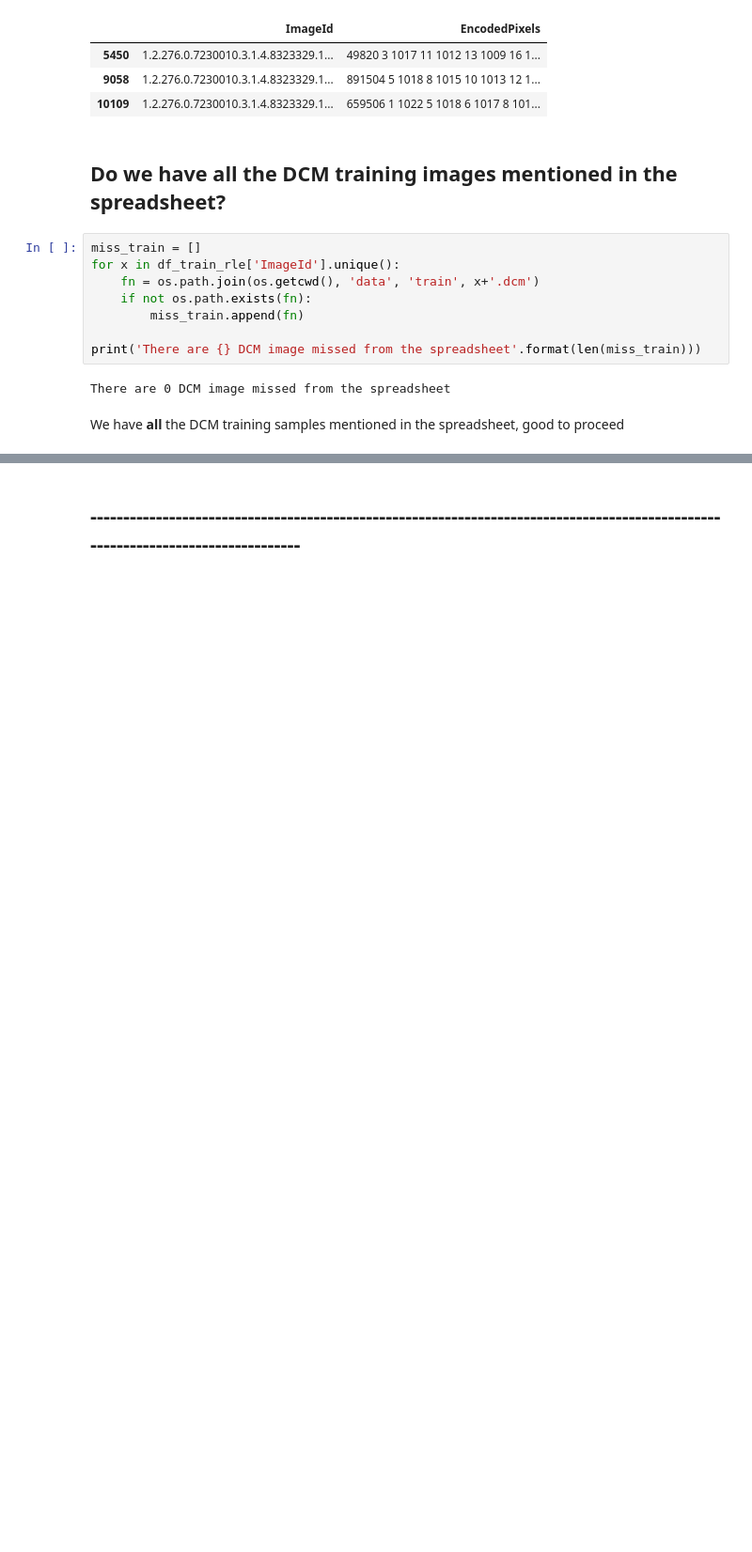
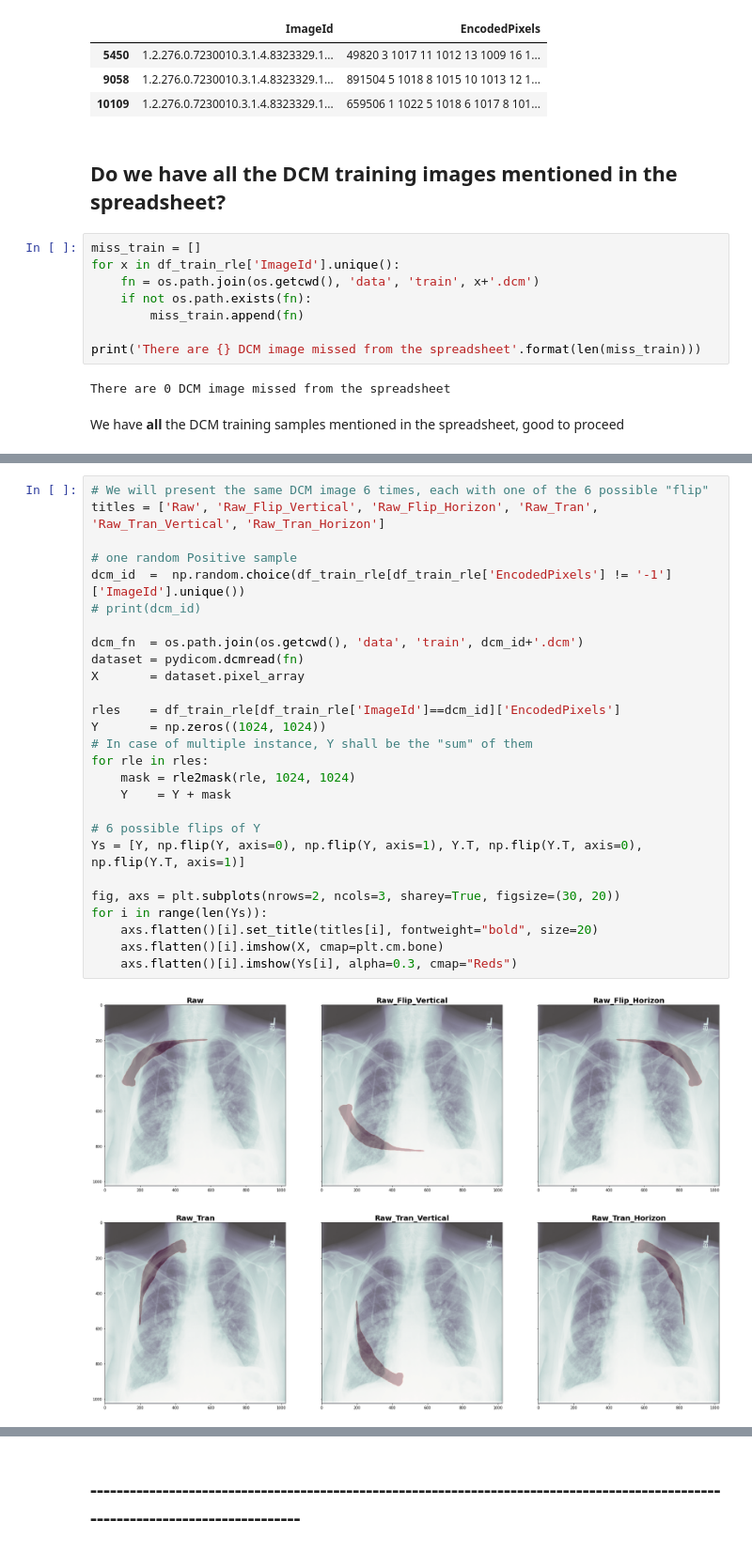
Before and after one commit to lyh710/kaggle.pneumothorax, a Jupyter notebook: harrison.ipynb, the cells around one changed output, grey strips where cells are left out. Shown at 94% size. Cells and saved outputs as stored; diff of their text form; blank space fills up the shorter version.

```diff
--- a/harrison.ipynb
+++ b/harrison.ipynb
@@ -329,0 +324,29 @@ We will proceed for now, with the sole purpose being to demonstrate out thinking
+# %%
+# We will present the same DCM image 6 times, each with one of the 6 possible "flip"
+titles = ['Raw', 'Raw_Flip_Vertical', 'Raw_Flip_Horizon', 'Raw_Tran', 'Raw_Tran_Vertical', 'Raw_Tran_Horizon']
+
+# one random Positive sample
+dcm_id  =  np.random.choice(df_train_rle[df_train_rle['EncodedPixels'] != '-1']['ImageId'].unique())
+# print(dcm_id)
+
+dcm_fn  = os.path.join(os.getcwd(), 'data', 'train', dcm_id+'.dcm')
+dataset = pydicom.dcmread(fn)
+X       = dataset.pixel_array
+
+rles    = df_train_rle[df_train_rle['ImageId']==dcm_id]['EncodedPixels']
+Y       = np.zeros((1024, 1024))
+# In case of multiple instance, Y shall be the "sum" of them
+for rle in rles:
+    mask = rle2mask(rle, 1024, 1024)
+    Y    = Y + mask
+
+# 6 possible flips of Y
+Ys = [Y, np.flip(Y, axis=0), np.flip(Y, axis=1), Y.T, np.flip(Y.T, axis=0), np.flip(Y.T, axis=1)]
+
+fig, axs = plt.subplots(nrows=2, ncols=3, sharey=True, figsize=(30, 20))
+for i in range(len(Ys)):
+    axs.flatten()[i].set_title(titles[i], fontweight="bold", size=20)
+    axs.flatten()[i].imshow(X, cmap=plt.cm.bone)
+    axs.flatten()[i].imshow(Ys[i], alpha=0.3, cmap="Reds")
+# %% [output]
+[figure, added]
```
Also changed, not shown: parts of 71 cells of this notebook, 13 other files.
